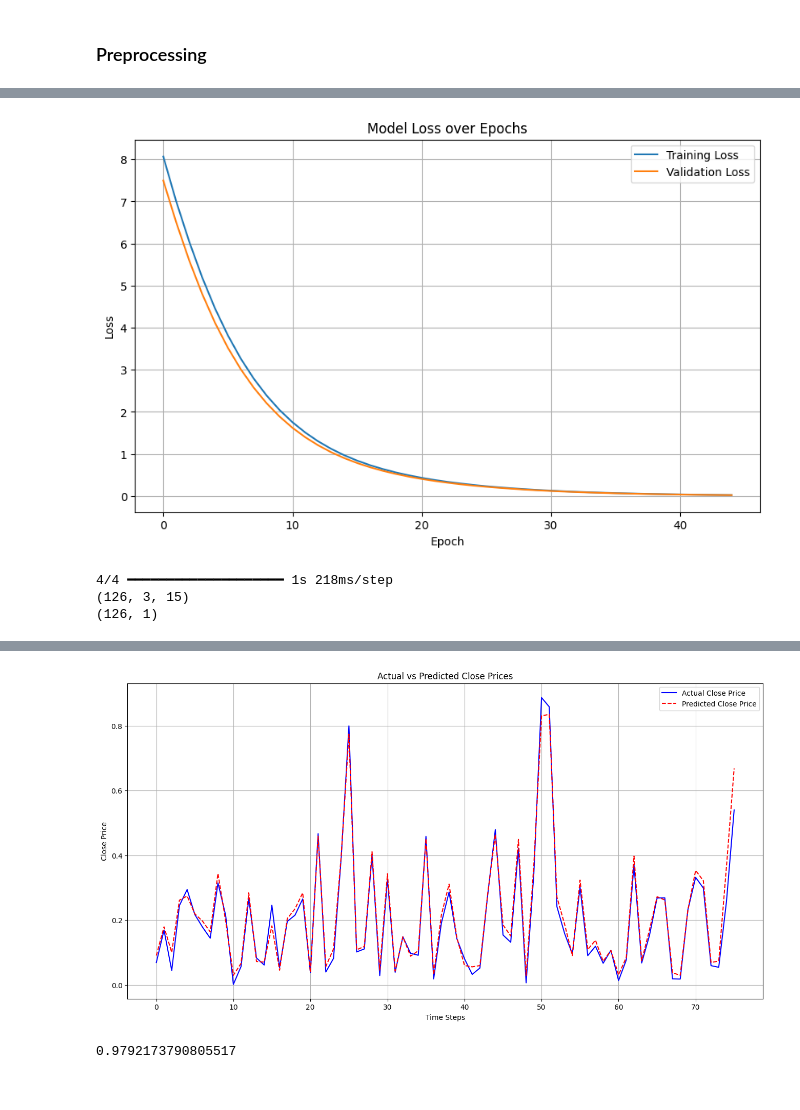
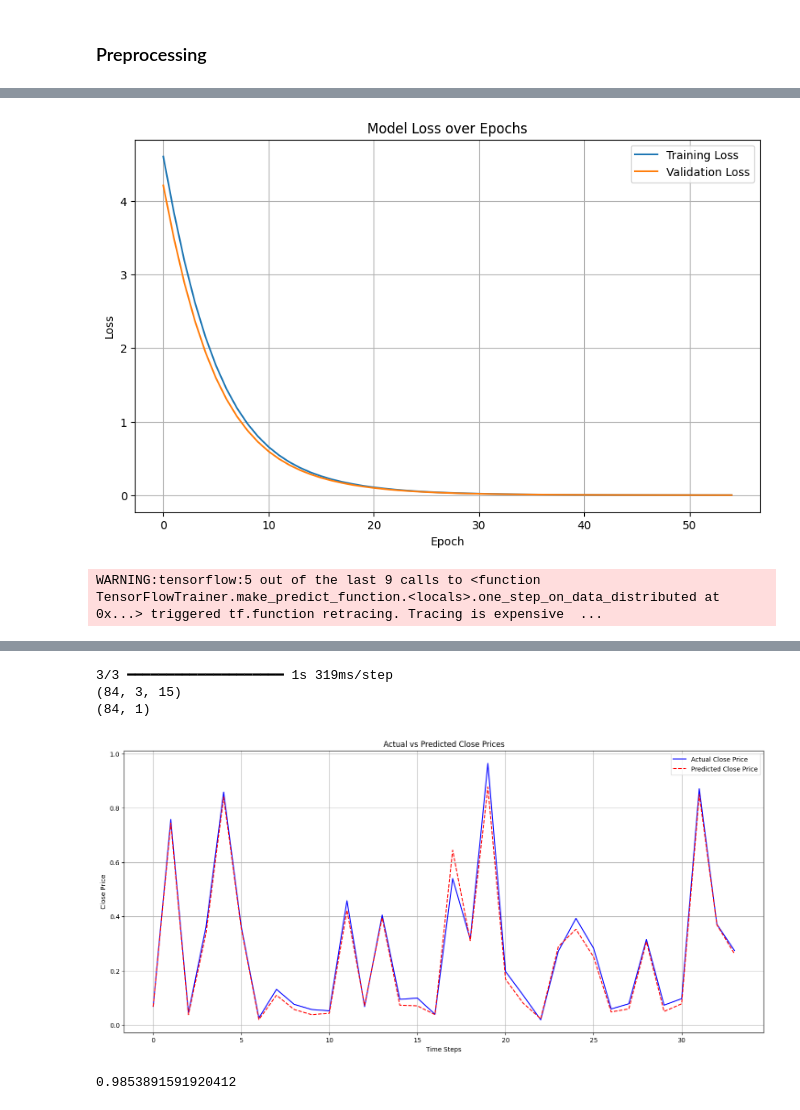
Before and after one commit to Koushikl0l/StockHound, a Jupyter notebook: Demo3_StockHound.ipynb, the cells around one changed output, grey strips where cells are left out. Cells and saved outputs as stored; diff of their text form; code cells hidden in the pictures.

```diff
--- a/Demo3_StockHound.ipynb
+++ b/Demo3_StockHound.ipynb
@@ -88,18 +88,14 @@ def look_back_window(df, target_col, time_step=1):
 
     return np.array(X_data), np.array(y_data)
 
-
-def split_train_val_test(X,y, train_size=0.7, val_test_size=0.15, random_state=42):
+def split_train_val_test(X,y, train_size=0.8, val_test_size=0.10, random_state=42):
 
 
     # First split to get 70% training data and 30% remaining data
     X_train, X_temp, y_train, y_temp = train_test_split(X, y, train_size=train_size, random_state=random_state)
-
     # Split the remaining 30% into 50/50 for validation and test (15% each of total data)
     X_val, X_test, y_val, y_test = train_test_split(X_temp, y_temp, test_size=0.4, random_state=random_state)
 
-    #print(X_train.shape)
-
     return X_train, X_val, X_test, y_train, y_val, y_test
 # %% [markdown]
 ### Preprocessing
@@ -154,32 +150,25 @@ def lstm_model(input_shape):
     """
     # Input layer
     inputs = Input(shape=input_shape)
-
     # Bidirectional LSTM layer with Layer Normalization
-    x = Bidirectional(LSTM(100, return_sequences=True, kernel_regularizer=l2(0.02)))(inputs)
+    x = Bidirectional(LSTM(128, return_sequences=True, kernel_regularizer=l2(0.01)))(inputs)
     x = LayerNormalization()(x)
     #x = Dropout(0.3)(x)
-
     # Second LSTM layer with L2 regularization
-    x = LSTM(64, return_sequences=True, kernel_regularizer=l2(0.02))(x)
+    x = LSTM(64, return_sequences=True, kernel_regularizer=l2(0.01))(x)
     x = LayerNormalization()(x)
     #x = Dropout(0.3)(x)
-
     # GRU layer with regularization
-    x = GRU(64, return_sequences=True, kernel_regularizer=l2(0.02))(x)
+    x = GRU(64, return_sequences=True, kernel_regularizer=l2(0.01))(x)
     #x = Dropout(0.3)(x)
-
     # Attention mechanism: Query and Value are the same (self-attention)
     query = x
     value = x
     attention_output = Attention()([query, value])
-
     # Concatenate attention output with the previous GRU output
     x = Concatenate()([x, attention_output])
-
     # GlobalAveragePooling to collapse time steps and make the output compatible for final Dense layers
     x = GlobalAveragePooling1D()(x)
-
     # Dense layer
     x = Dense(64, activation='relu', kernel_regularizer=l2(0.01))(x)
     #x = Dropout(0.2)(x)
@@ -187,9 +176,7 @@ def lstm_model(input_shape):
     # Output layer
     outputs = Dense(1)(x)
 
-    # Create model
     model = Model(inputs, outputs)
-
     # Compile the model
     model.compile(optimizer=Adam(learning_rate=0.0001), loss='mse')
 
@@ -222,7 +209,7 @@ class StockPricePredictor:
     def create_model(self, input_shape):
         self.model = lstm_model(input_shape)
 
-    def train_model(self, X_train, y_train, X_val, y_val, epochs=45, batch_size=8):
+    def train_model(self, X_train, y_train, X_val, y_val, epochs=55, batch_size=8):
         early_stopping = EarlyStopping(monitor='val_loss', patience=3, restore_best_weights=True)
         model_checkpoint = ModelCheckpoint(f"{self.output_dir_path}/best_model.keras", save_best_only=True)
 
@@ -296,7 +283,7 @@ def plot_loss(history):
 # Example usage:
 plot_loss(history)
 # %% [output]
-[figure, old version]
+[figure, new version]
 # %%
 y_pred = trained_model.predict(X_test)
 print(X_test.shape)
@@ -306,7 +293,7 @@ y_test = y_test.flatten()
 y_pred = y_pred.flatten()
 
 # Plot the actual close prices vs predicted close prices
-plt.figure(figsize=(16, 8))
+plt.figure(figsize=(18, 8))
 plt.plot(y_test[50:], label='Actual Close Price', color='blue')
 plt.plot(y_pred[50:], label='Predicted Close Price', color='red', linestyle='--')
 
@@ -317,6 +304,4 @@ plt.legend()
 plt.grid(True)
 plt.show()
 # %% [output]
-4/4 ━━━━━━━━━━━━━━━━━━━━ 1s 218ms/step
-(126, 3, 15)
-(126, 1)
+WARNING:tensorflow:5 out of the last 9 calls to <function TensorFlowTrainer.make_predict_function.<locals>.one_step_on_data_distributed at 0x...> triggered tf.function retracing. Tracing is expensive  ...
@@ -323,4 +310,7 @@ plt.show()
+3/3 ━━━━━━━━━━━━━━━━━━━━ 1s 319ms/step
+(84, 3, 15)
+(84, 1)
-[figure, old version]
+[figure, new version]
 # %%
 def calculate_r2_score(y_true, y_pred):
         """
@@ -336,4 +326,4 @@ def calculate_r2_score(y_true, y_pred):
         return r2_score(y_true, y_pred)
 calculate_r2_score(y_test, y_pred)
 # %% [output]
-0.9792173790805517
+0.9853891591920412
```
Also changed, not shown: parts of 2 cells of this notebook.
